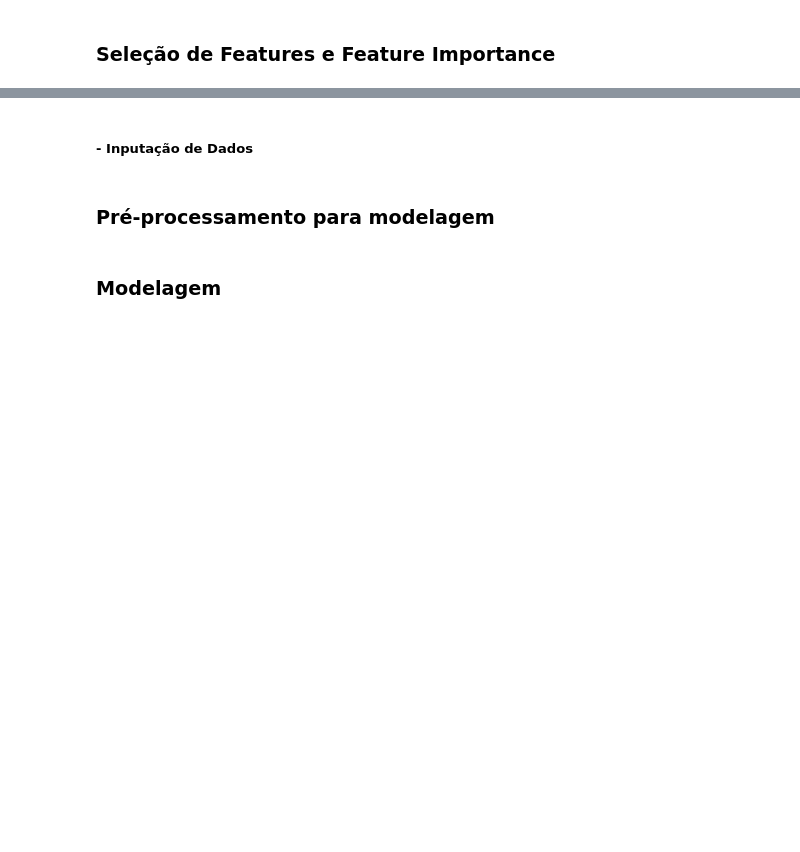
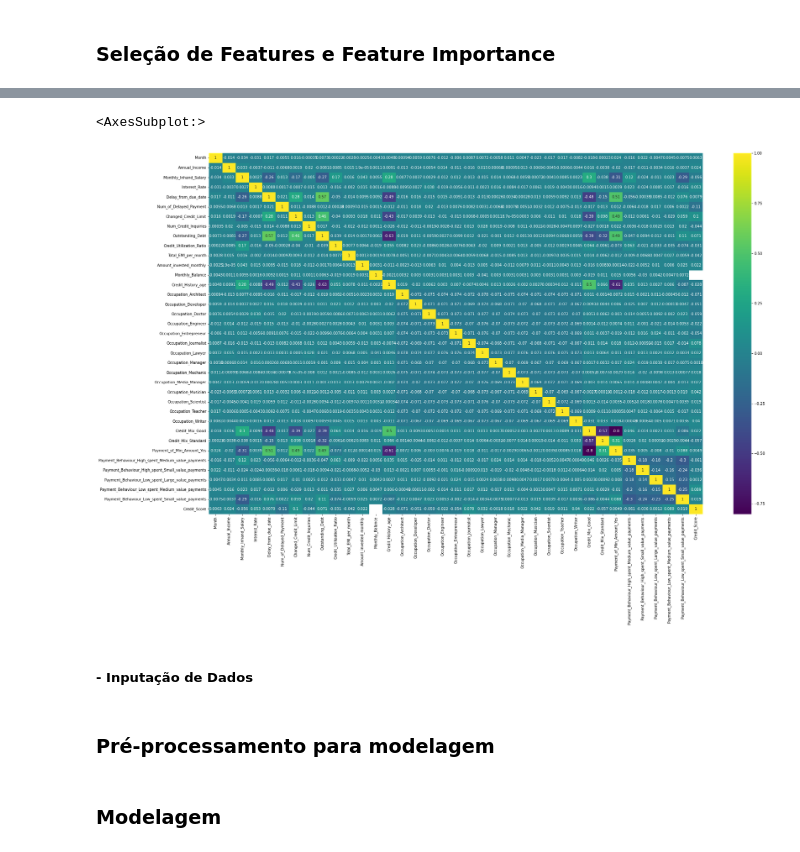
Before and after one commit to faustinothiagos/Project_Workshop_Final_DS_Digital_House_2022, a Jupyter notebook: Code/Workshop_final_DS_Digital_House.ipynb, the cells around one changed output, grey strips where cells are left out. Cells and saved outputs as stored; diff of their text form; code cells hidden in the pictures; blank space fills up the shorter version.

```diff
--- a/Code/Workshop_final_DS_Digital_House.ipynb
+++ b/Code/Workshop_final_DS_Digital_House.ipynb
@@ -385,0 +539,43 @@ non_reg_OLS.summary()
+# %%
+## Modelo Statsmodels para teste de hipótese e seleção de features
+
+from sklearn.model_selection import train_test_split
+import statsmodels.api as sm
+
+df2 = df_nonull_uniqueCID.copy()
+df2 = df2.drop(['Customer_ID', 'Name', 'SSN', 'Type_of_Loan', 'Type_of_Loan_ajustado', 'Credit_History_Age'], axis=1)
+
+X_train, X_test, y_train, y_test = train_test_split(df2.drop('Credit_Score', axis=1), df2['Credit_Score'], test_size=0.3, random_state=101)
+
+#Pegando variáveis categóricas e numéricas
+categorical = list(X_train.select_dtypes(include=['object']).columns)  #Talvez criar no começo pra visualizaçao describe().transpose()
+numerical = list(X_train.select_dtypes(include=['int64', 'float64']).columns) #Talvez criar no começo pra visualizaçao describe()
+
+#One hot encoding para variáveis categóricas
+from sklearn.preprocessing import OneHotEncoder
+
+X_train_categoricals = pd.get_dummies(X_train[categorical], drop_first=True)
+X_test_categoricals = pd.get_dummies(X_test[categorical], drop_first=True)
+
+#Scaling para variáveis numéricas
+from sklearn.preprocessing import StandardScaler
+stdscaler = StandardScaler()
+
+X_train_numericals = pd.DataFrame(stdscaler.fit_transform(X_train[numerical]), columns = numerical, index = X_train_categoricals.index)
+X_test_numericals = pd.DataFrame(stdscaler.transform(X_test[numerical]), columns = numerical, index = X_test_categoricals.index)
+
+#Concatenando categóricas encodadas e numéricas escaladas
+X_train = pd.concat([X_train_numericals, X_train_categoricals], axis=1)
+X_test = pd.concat([X_test_numericals, X_test_categoricals], axis=1)
+
+from sklearn.preprocessing import OrdinalEncoder
+ordenc = OrdinalEncoder()
+y_train = ordenc.fit_transform(y_train.values.reshape(-1,1))
+y_test = ordenc.transform(y_test.values.reshape(-1,1))
+
+# X_train = sm.add_constant(X_train)
+# X_test = sm.add_constant(X_test)
+
+model = sm.OLS(y_train, X_train)
+non_reg_OLS = model.fit()
+non_reg_OLS.summary()
@@ -401,6 +649,9 @@ calc_vif(X_train)
 # %%
 plt.figure(figsize=(30,18))
-sns.heatmap(X_train.corr(),annot=True,cmap='viridis')
+sns.heatmap(pd.concat([X_train, pd.Series(y_train.ravel(), name = 'Credit_Score')], axis = 1).corr(),annot=True,cmap='viridis')
+# %% [output]
+<AxesSubplot:>
+[figure, added]
 # %%
 #ExtraTreeClassifier para feature_importances_
 
```
Also changed, not shown: parts of 37 cells of this notebook.
